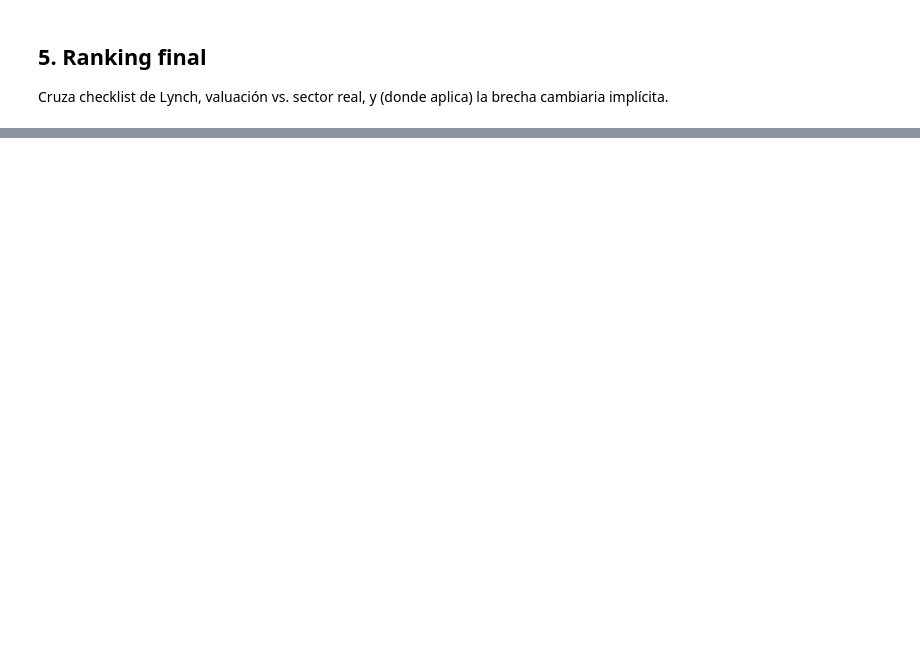
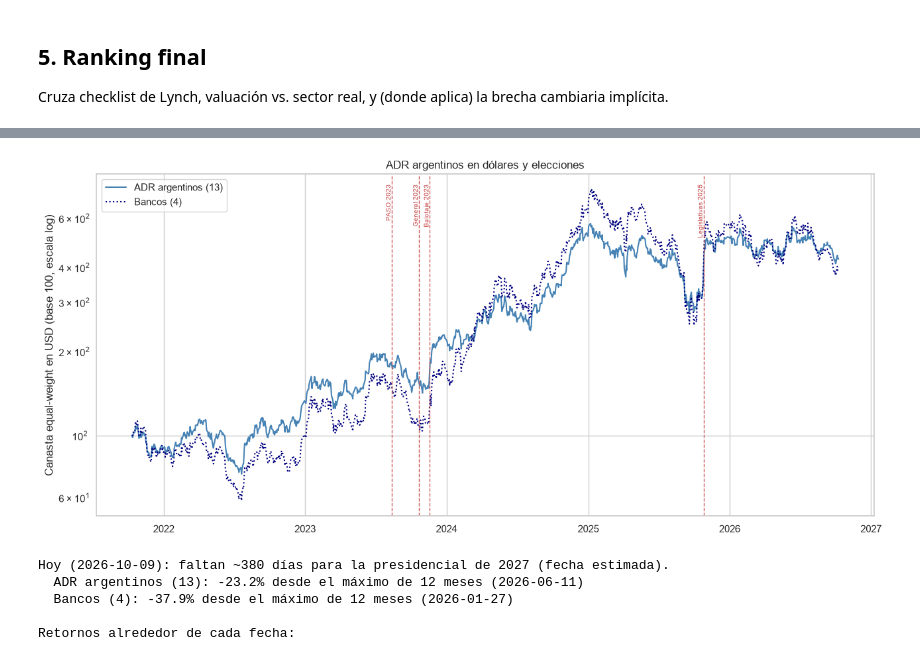
Before and after one commit to esfer98/cedears-data-pipeline, a Jupyter notebook: notebooks/eda_argentina.ipynb, the cells around one changed output, grey strips where cells are left out. Saved outputs shown, nothing was run; the diff lists cells and outputs as text; code cells hidden in the pictures; blank space fills up the shorter version.

```diff
--- a/notebooks/eda_argentina.ipynb
+++ b/notebooks/eda_argentina.ipynb
@@ -246,0 +334,80 @@ ranking
+# %%
+ELECCIONES_AR = {
+    "PASO 2023": "2023-08-13", "General 2023": "2023-10-22", "Balotaje 2023": "2023-11-19",
+    "Legislativas 2025": "2025-10-26",
+}
+CICLOS_AR = {"Presidencial 2023 (ref. balotaje)": "2023-11-19", "Legislativas 2025": "2025-10-26"}
+PROXIMA_PRESIDENCIAL_AR = "2027-10-24"  # estimada: cuarto domingo de octubre; el calendario oficial no esta fijado
+BANCOS_ADR = ["GGAL", "BMA", "BBAR", "SUPV"]
+
+adr_usd = adr_precios.pivot_table(index="fecha", columns="local_ticker", values="adr_close").sort_index().ffill()
+
+
+def canasta(precios_usd: pd.DataFrame) -> pd.Series:
+    return (1 + precios_usd.pct_change().mean(axis=1).fillna(0)).cumprod() * 100
+
+
+canastas_ar = pd.DataFrame({"ADR argentinos (13)": canasta(adr_usd), "Bancos (4)": canasta(adr_usd[BANCOS_ADR])})
+
+
+def ventana_evento(s: pd.Series, fecha: str, antes: int = 60, despues=(20, 60, 120)) -> dict:
+    i = s.index.searchsorted(pd.Timestamp(fecha))
+    base = s.iloc[i - 1]
+    fila = {f"antes {antes}d %": (base / s.iloc[i - 1 - antes] - 1) * 100}
+    for d in despues:
+        fila[f"+{d}d %"] = (s.iloc[i - 1 + d] / base - 1) * 100 if i - 1 + d < len(s) else None
+    return fila
+
+
+eventos_ar = pd.DataFrame([
+    {"evento": ev, "serie": nombre, **ventana_evento(canastas_ar[nombre], fecha)}
+    for ev, fecha in ELECCIONES_AR.items() for nombre in canastas_ar
+]).set_index(["evento", "serie"]).round(1)
+
+filas_min = []
+for ciclo, fecha in CICLOS_AR.items():
+    for nombre in canastas_ar:
+        s = canastas_ar[nombre]
+        i = s.index.searchsorted(pd.Timestamp(fecha))
+        previo = s.iloc[max(0, i - 126):i]  # ~6 meses habiles: el pozo pre-electoral, no el minimo de todo el año
+        f_min = previo.idxmin()
+        filas_min.append({
+            "ciclo": ciclo, "serie": nombre,
+            "fecha del mínimo (6m previos)": f_min.date(),
+            "días corridos antes de la elección": (pd.Timestamp(fecha) - f_min).days,
+            "caída desde el máximo previo %": (previo.min() / previo[:f_min].max() - 1) * 100,
+            "del mínimo a la víspera %": (s.iloc[i - 1] / previo.min() - 1) * 100,
+            "del mínimo a +60d %": (s.iloc[i - 1 + 60] / previo.min() - 1) * 100 if i - 1 + 60 < len(s) else None,
+        })
+minimos_ar = pd.DataFrame(filas_min).set_index(["ciclo", "serie"]).round(1)
+
+fig, ax = plt.subplots(figsize=(13, 6))
+ax.plot(canastas_ar.index, canastas_ar["ADR argentinos (13)"], color="steelblue", label="ADR argentinos (13)")
+ax.plot(canastas_ar.index, canastas_ar["Bancos (4)"], color="navy", linestyle=":", label="Bancos (4)")
+for ev, fecha in ELECCIONES_AR.items():
+    ax.axvline(pd.Timestamp(fecha), color="indianred", linestyle="--", linewidth=1)
+    ax.annotate(ev, (pd.Timestamp(fecha), ax.get_ylim()[1]), rotation=90, fontsize=7, va="top", ha="right", color="indianred")
+ax.set_yscale("log")
+ax.set_ylabel("Canasta equal-weight en USD (base 100, escala log)")
+ax.set_title("ADR argentinos en dólares y elecciones")
+ax.legend(loc="upper left")
+plt.tight_layout()
+plt.show()
+
+hoy = canastas_ar.index[-1]
+print(f"Hoy ({hoy.date()}): faltan ~{(pd.Timestamp(PROXIMA_PRESIDENCIAL_AR) - hoy).days} días para la presidencial de 2027 (fecha estimada).")
+for nombre in canastas_ar:
+    s = canastas_ar[nombre].tail(252)
+    print(f"  {nombre}: {(s.iloc[-1] / s.max() - 1) * 100:.1f}% desde el máximo de 12 meses ({s.idxmax().date()})")
+
+print("\nRetornos alrededor de cada fecha:")
+display(eventos_ar)
+print("¿Cuándo estuvo el mínimo antes de cada elección?")
+minimos_ar
+# %% [output]
+[figure, added]
+Hoy (2026-10-09): faltan ~380 días para la presidencial de 2027 (fecha estimada).
+  ADR argentinos (13): -23.2% desde el máximo de 12 meses (2026-06-11)
+  Bancos (4): -37.9% desde el máximo de 12 meses (2026-01-27)
+
+Retornos alrededor de cada fecha:
```
Also changed, not shown: parts of 11 cells of this notebook, 2 other files.
